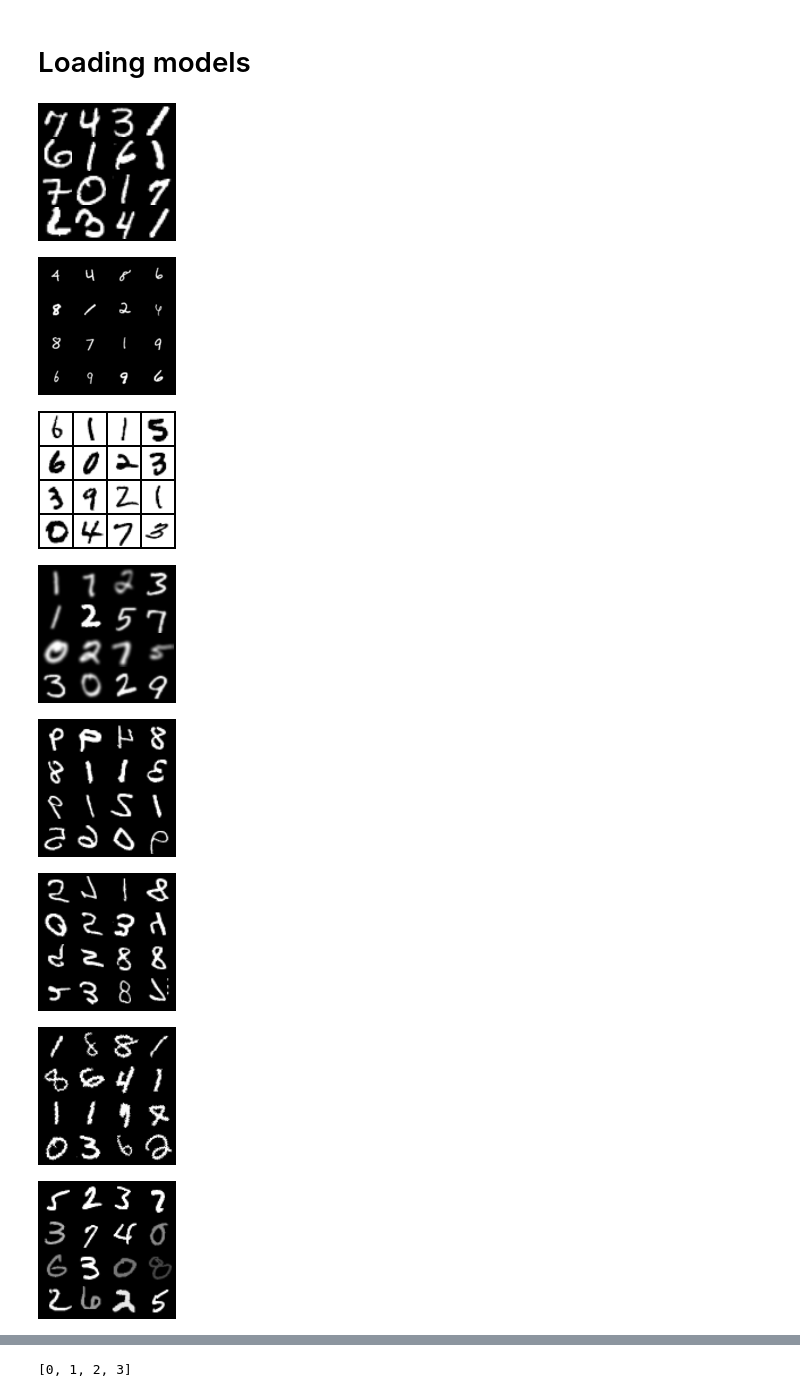
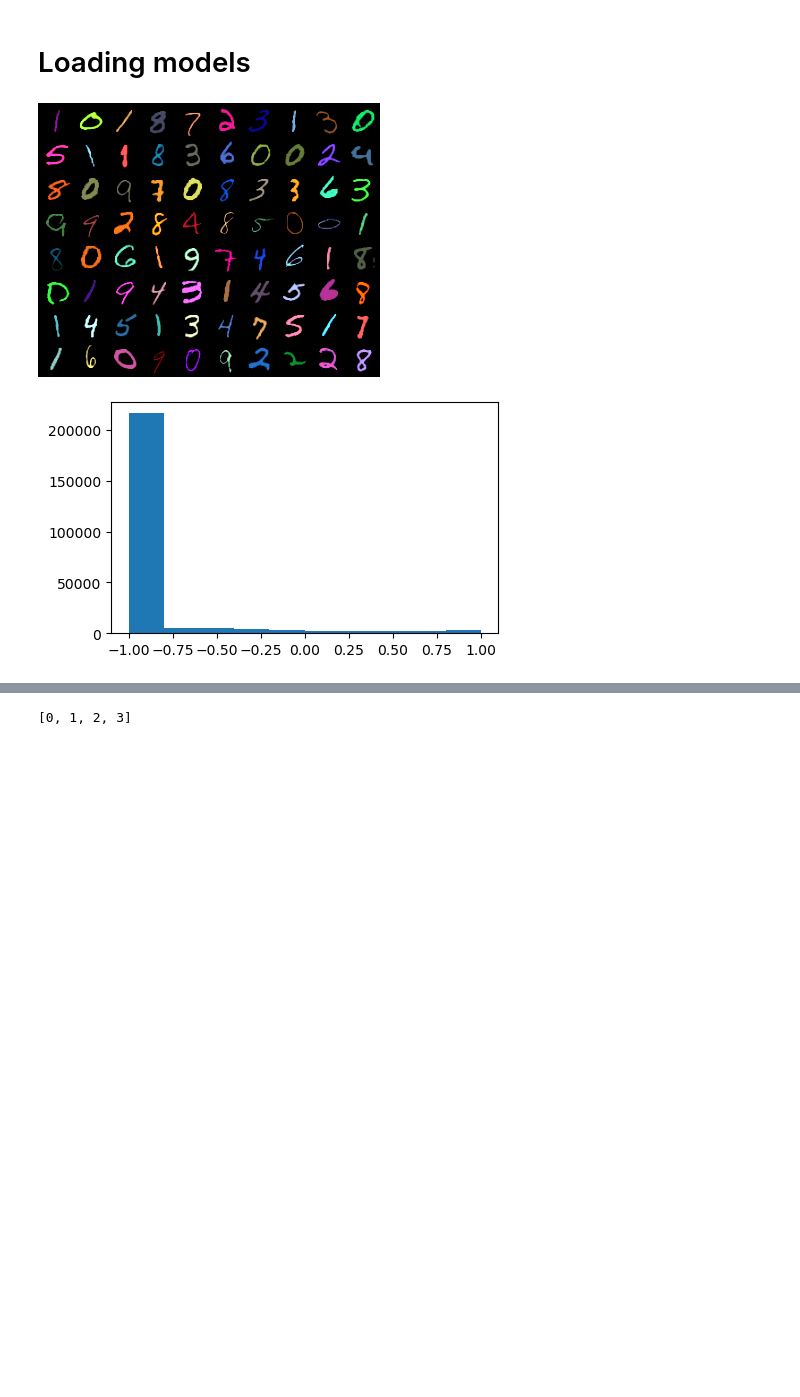
Before and after one commit to zeligism/PaDPaF, a Jupyter notebook: notebooks/gan.ipynb, the cells around one changed output, grey strips where cells are left out. Drawn from its saved outputs; the diff is of its cells as text; code cells hidden in the pictures; blank space fills up the shorter version.

```diff
--- a/notebooks/gan.ipynb
+++ b/notebooks/gan.ipynb
@@ -111,7 +111,7 @@ def load_fedgan_all_styles(global_model, fp, device=None):
     return global_model, all_style_modules
 # %%
 def show_sample(x):
-    grid = gan_utils.make_grid(0.5 * x[:4*4] + 0.5, nrow=4, padding=2)
+    grid = gan_utils.make_grid(0.5 * x + 0.5, nrow=num_classes, padding=2)
     im = Image.fromarray(gan_utils.tensor_to_np(grid))
     display(im)
     return im
@@ -121,19 +121,10 @@ def show_sample(x):
 global_model = init_model().to(device)
 train_dataset, test_dataset = load_data(dataset=dataset_name, path=data_path)
 # %%
-for client in range(len(train_dataset)):
-    data_loader = torch.utils.data.DataLoader(train_dataset[client], batch_size=80, shuffle=True)
-    for x, y in data_loader:
-        plt.hist(x.flatten().numpy())
-        sample = show_sample(x)
-        sample.save(f"example{client}.png")
-        break
+data_loader = torch.utils.data.DataLoader(train_dataset[-1], batch_size=80, shuffle=True)
+for x, y in data_loader:
+    plt.hist(x.flatten().numpy())
+    show_sample(x); break
 # %% [output]
-[figure, old version]
+[figure, new version]
-[figure, old version]
+[figure, new version]
-[figure, removed]
-[figure, removed]
-[figure, removed]
-[figure, removed]
-[figure, removed]
-[figure, removed]
```
Also changed, not shown: parts of 1 cell of this notebook, 4 other files.
